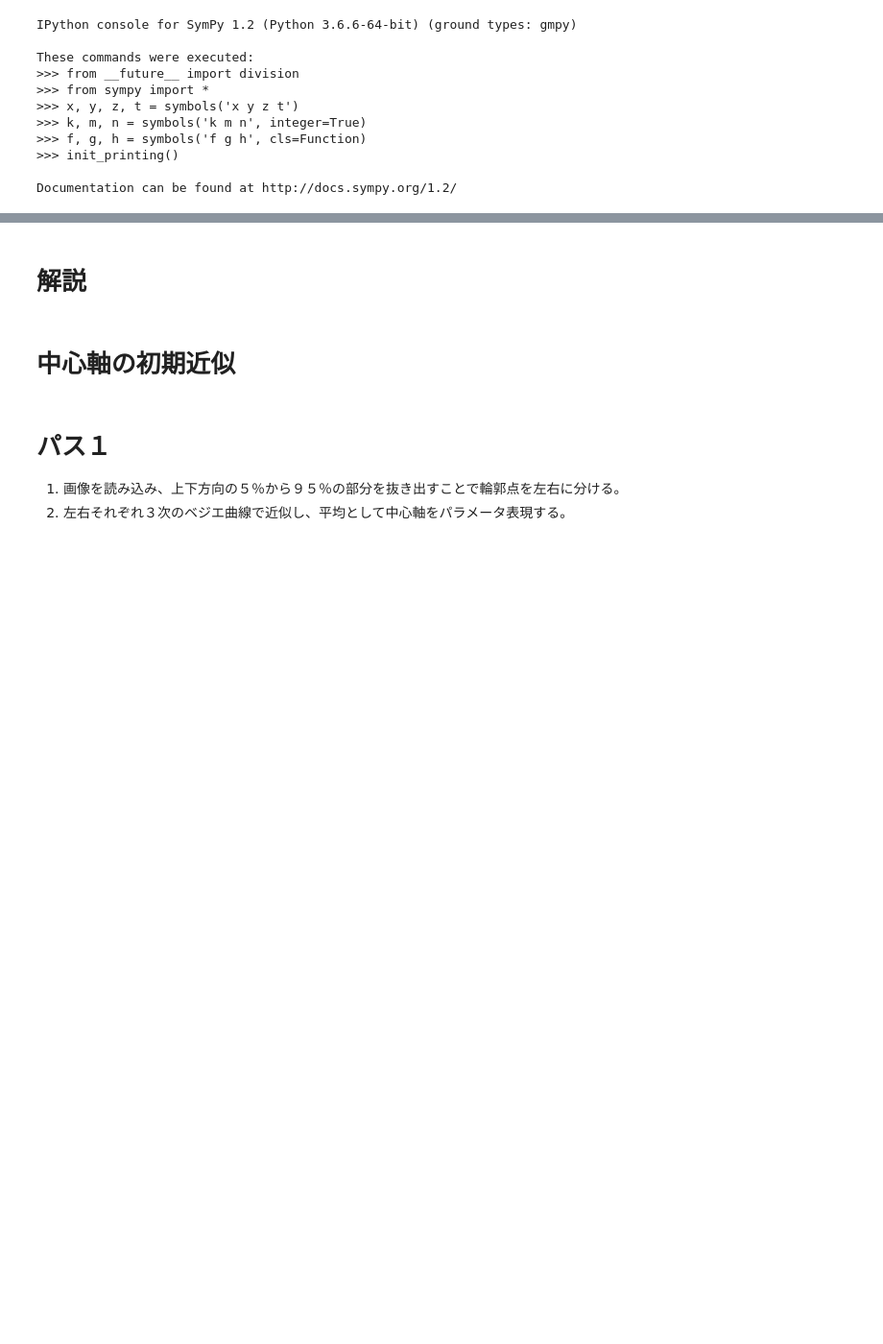
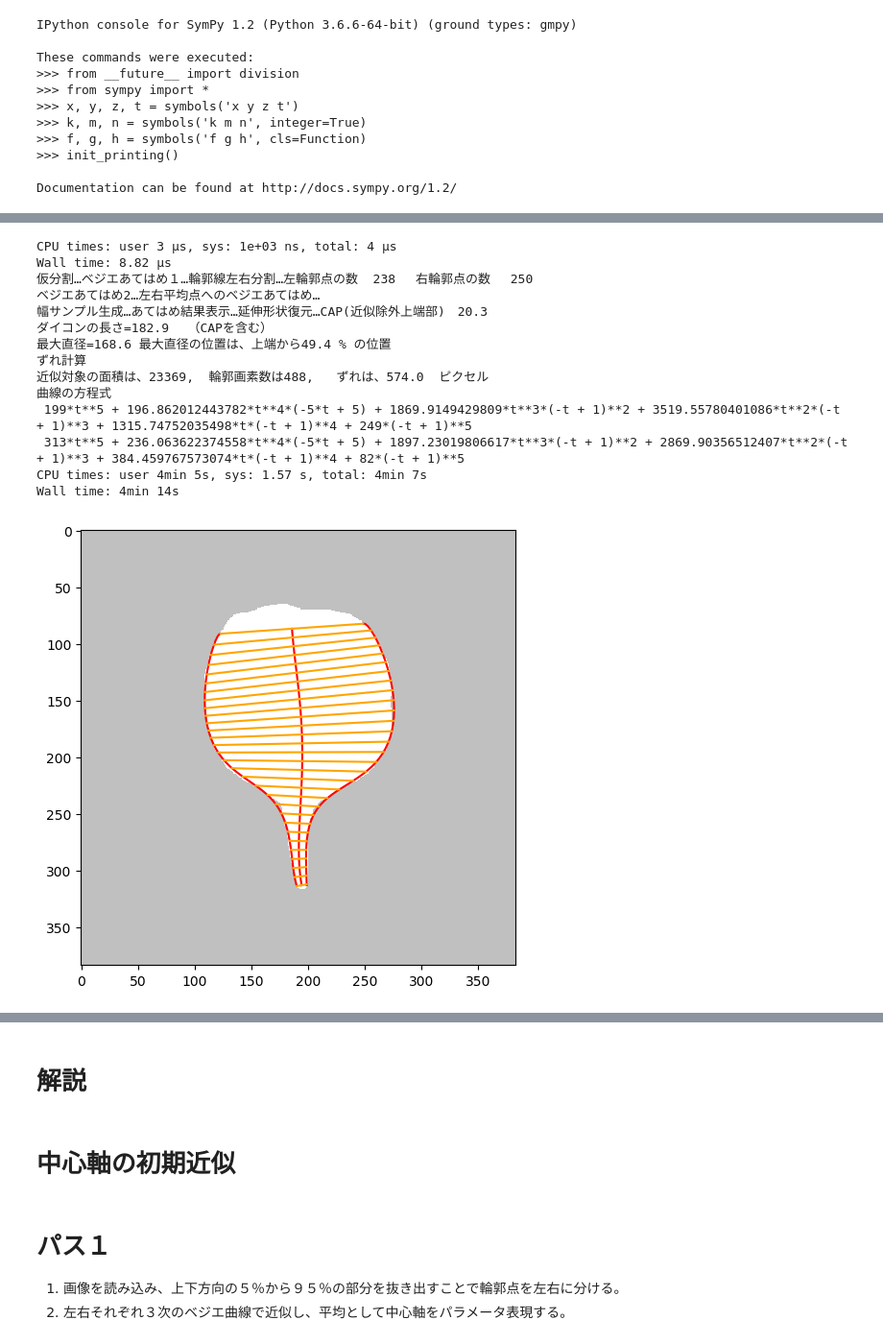
Before and after one commit to iciromaco/RL2nd, a Jupyter notebook: WORK.ipynb, the cells around one changed output, grey strips where cells are left out. Shown at 96% size. Cells and saved outputs as stored; diff of their text form; code cells hidden in the pictures; blank space fills up the shorter version.

```diff
--- a/WORK.ipynb
+++ b/WORK.ipynb
@@ -472,0 +512,20 @@ def approxAndMeasurement(img,M=3,N=5,C=3,L=3,precPara1=0.1,precPara2=0.01,n_samp
+# %%
+%time
+img =imgs[1]
+%time approxAndMeasurement(img,M=4,N=5,C=4,L=5,precPara1=0.05,precPara2=0.01,n_samples=20,n_samples2=30,openmode=False,debugmode=False,showImage=True)
+# %% [output]
+CPU times: user 3 µs, sys: 1e+03 ns, total: 4 µs
+Wall time: 8.82 µs
+仮分割…ベジエあてはめ１…輪郭線左右分割…左輪郭点の数  238 　右輪郭点の数　 250
+ベジエあてはめ2…左右平均点へのベジエあてはめ…
+幅サンプル生成…あてはめ結果表示…延伸形状復元…CAP(近似除外上端部)　20.3
+ダイコンの長さ=182.9　　（CAPを含む）
+最大直径=168.6 最大直径の位置は、上端から49.4 % の位置
+ずれ計算
+近似対象の面積は、23369,  輪郭画素数は488,   ずれは、574.0  ピクセル
+曲線の方程式
+ 199*t**5 + 196.862012443782*t**4*(-5*t + 5) + 1869.9149429809*t**3*(-t + 1)**2 + 3519.55780401086*t**2*(-t + 1)**3 + 1315.74752035498*t*(-t + 1)**4 + 249*(-t + 1)**5
+ 313*t**5 + 236.063622374558*t**4*(-5*t + 5) + 1897.23019806617*t**3*(-t + 1)**2 + 2869.90356512407*t**2*(-t + 1)**3 + 384.459767573074*t*(-t + 1)**4 + 82*(-t + 1)**5
+CPU times: user 4min 5s, sys: 1.57 s, total: 4min 7s
+Wall time: 4min 14s
+[figure, added]
```
Also changed, not shown: parts of 16 cells of this notebook.
